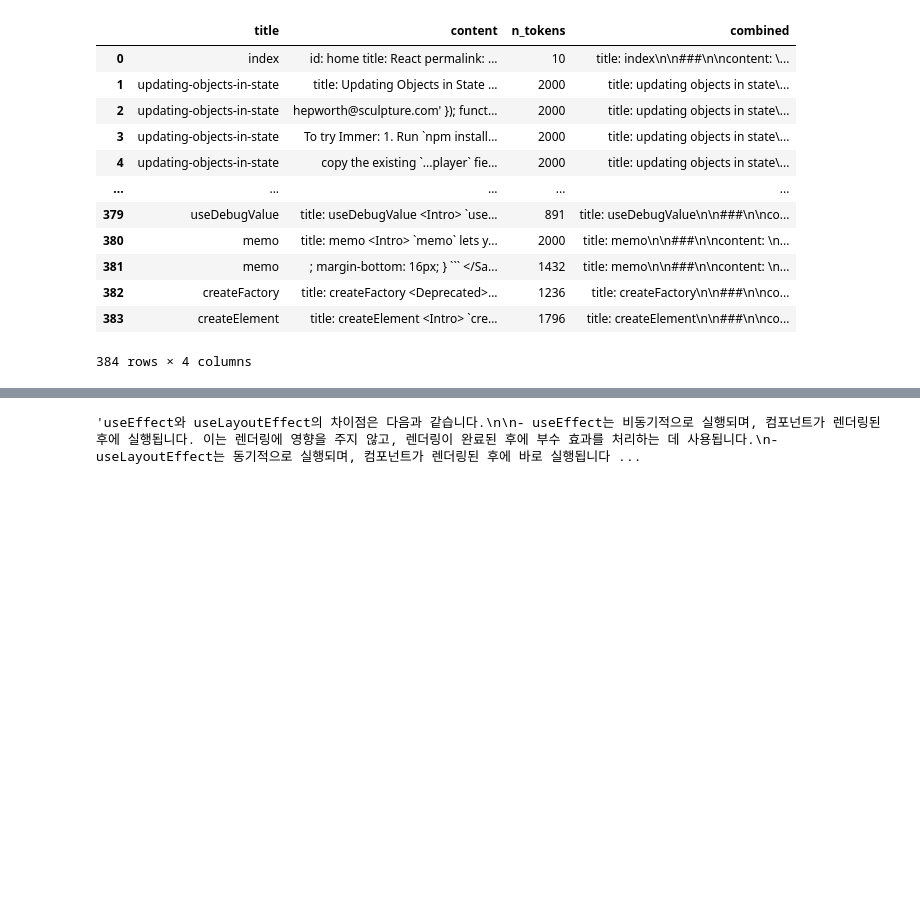
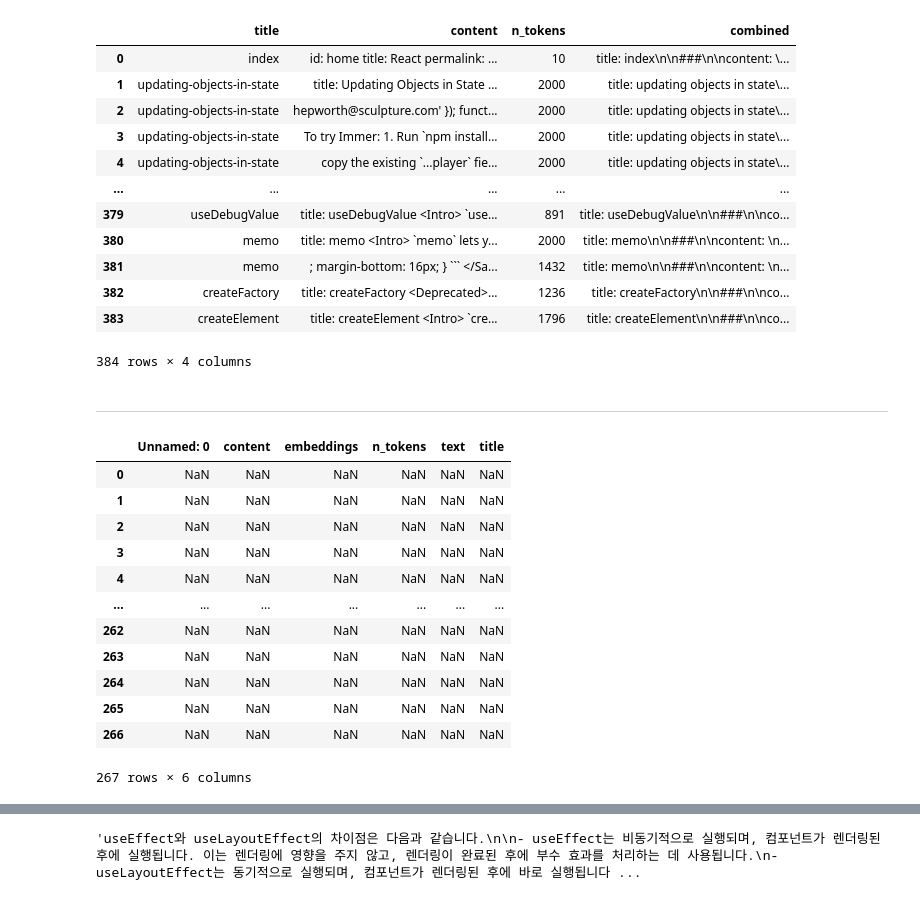
Before and after one commit to ru2zi/sesac-project, a Jupyter notebook: data/scripts/notebook/process.ipynb, the cells around one changed output, grey strips where cells are left out. Saved outputs shown, nothing was run; the diff lists cells and outputs as text; code cells hidden in the pictures; blank space fills up the shorter version.

```diff
--- a/data/scripts/notebook/process.ipynb
+++ b/data/scripts/notebook/process.ipynb
@@ -153,6 +155,24 @@ df["combined"] = df.apply(combine_info, axis=1)
 | 382 | createFactory | title: createFactory <Deprecated>... | 1236 | title: createFactory\n\n###\n\nco... |
 | 383 | createElement | title: createElement <Intro> `cre... | 1796 | title: createElement\n\n###\n\nco... |
 384 rows × 4 columns
+# %% [markdown]
+----
+# %%
+df - pd.read_csv('C:/Users/r2com/Documents/GitHub/sesac-project/data/raw/embeddings.csv')
+# %% [output]
+|  | Unnamed: 0 | content | embeddings | n_tokens | text | title |
+| 0 | NaN | NaN | NaN | NaN | NaN | NaN |
+| 1 | NaN | NaN | NaN | NaN | NaN | NaN |
+| 2 | NaN | NaN | NaN | NaN | NaN | NaN |
+| 3 | NaN | NaN | NaN | NaN | NaN | NaN |
+| 4 | NaN | NaN | NaN | NaN | NaN | NaN |
+| ... | ... | ... | ... | ... | ... | ... |
+| 262 | NaN | NaN | NaN | NaN | NaN | NaN |
+| 263 | NaN | NaN | NaN | NaN | NaN | NaN |
+| 264 | NaN | NaN | NaN | NaN | NaN | NaN |
+| 265 | NaN | NaN | NaN | NaN | NaN | NaN |
+| 266 | NaN | NaN | NaN | NaN | NaN | NaN |
+267 rows × 6 columns
 # %%
 def get_embedding(text, model="text-embedding-ada-002"):
    text = text.replace("\n", " ")
```
Also changed, not shown: parts of 4 cells of this notebook, 4 other files.
